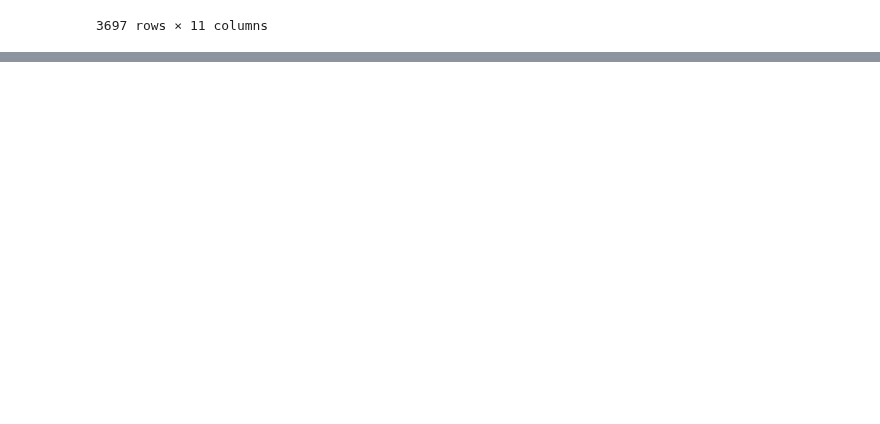
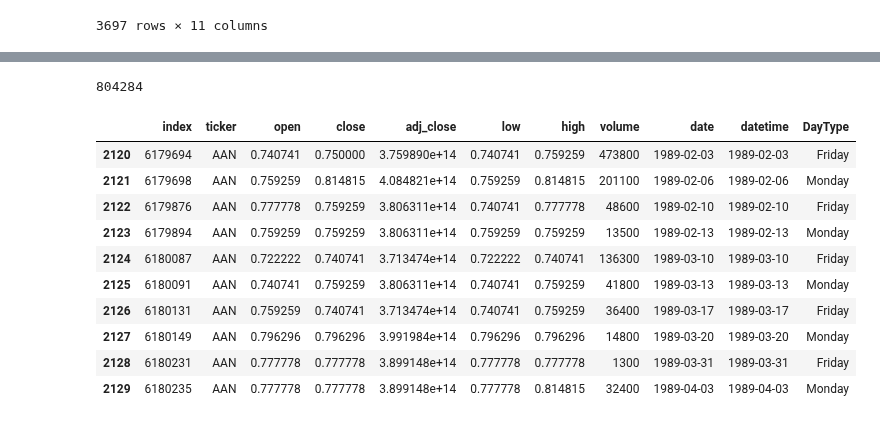
Before and after one commit to ghuckabe/DSTMarketAnalysis, a Jupyter notebook: kaggle_tech_classify.ipynb, the cells around one changed output, grey strips where cells are left out. Cells and saved outputs as stored; diff of their text form; code cells hidden in the pictures; blank space fills up the shorter version.

Commit message:
tech sector data preprocessing

```diff
--- a/kaggle_tech_classify.ipynb
+++ b/kaggle_tech_classify.ipynb
@@ -241,0 +385,2 @@ tech[tech['ticker']=='AAPL']
+# %%
+valid_tech=pd.read_csv('tech_valid_pairs.csv')
@@ -241,0 +408,18 @@ tech[tech['ticker']=='AAPL']
+# %%
+len(valid_tech)
+# %% [output]
+804284
+# %%
+valid_tech[valid_tech['ticker']=='AAN'].iloc[80:90]
+# %% [output]
+|  | index | ticker | open | close | adj_close | low | high | volume | date | datetime | DayType |
+| 2120 | 6179694 | AAN | 0.740741 | 0.750000 | 3.759890e+14 | 0.740741 | 0.759259 | 473800 | 1989-02-03 | 1989-02-03 | Friday |
+| 2121 | 6179698 | AAN | 0.759259 | 0.814815 | 4.084821e+14 | 0.759259 | 0.814815 | 201100 | 1989-02-06 | 1989-02-06 | Monday |
+| 2122 | 6179876 | AAN | 0.777778 | 0.759259 | 3.806311e+14 | 0.740741 | 0.777778 | 48600 | 1989-02-10 | 1989-02-10 | Friday |
+| 2123 | 6179894 | AAN | 0.759259 | 0.759259 | 3.806311e+14 | 0.759259 | 0.759259 | 13500 | 1989-02-13 | 1989-02-13 | Monday |
+| 2124 | 6180087 | AAN | 0.722222 | 0.740741 | 3.713474e+14 | 0.722222 | 0.740741 | 136300 | 1989-03-10 | 1989-03-10 | Friday |
+| 2125 | 6180091 | AAN | 0.740741 | 0.759259 | 3.806311e+14 | 0.740741 | 0.759259 | 41800 | 1989-03-13 | 1989-03-13 | Monday |
+| 2126 | 6180131 | AAN | 0.759259 | 0.740741 | 3.713474e+14 | 0.740741 | 0.759259 | 36400 | 1989-03-17 | 1989-03-17 | Friday |
+| 2127 | 6180149 | AAN | 0.796296 | 0.796296 | 3.991984e+14 | 0.796296 | 0.796296 | 14800 | 1989-03-20 | 1989-03-20 | Monday |
+| 2128 | 6180231 | AAN | 0.777778 | 0.777778 | 3.899148e+14 | 0.777778 | 0.777778 | 1300 | 1989-03-31 | 1989-03-31 | Friday |
+| 2129 | 6180235 | AAN | 0.777778 | 0.777778 | 3.899148e+14 | 0.777778 | 0.814815 | 32400 | 1989-04-03 | 1989-04-03 | Monday |
```
Also changed, not shown: parts of 26 cells of this notebook.
